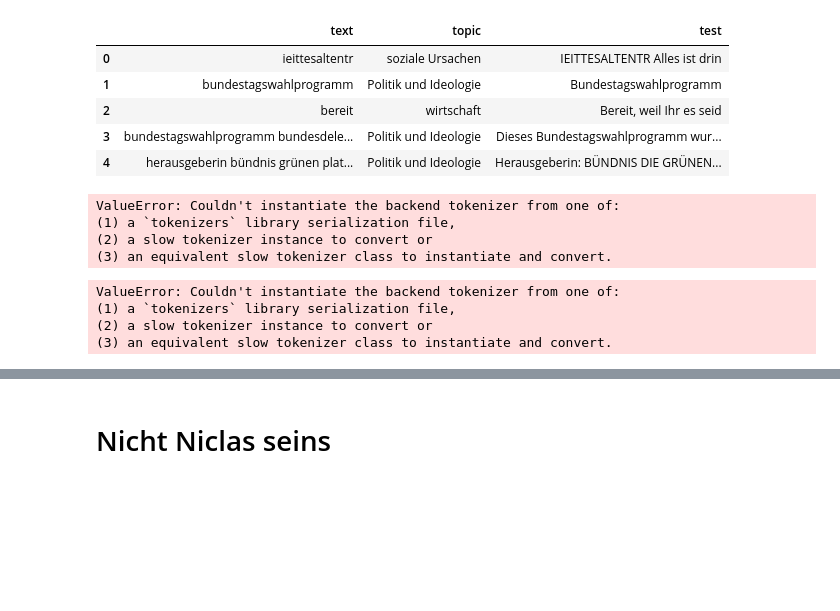
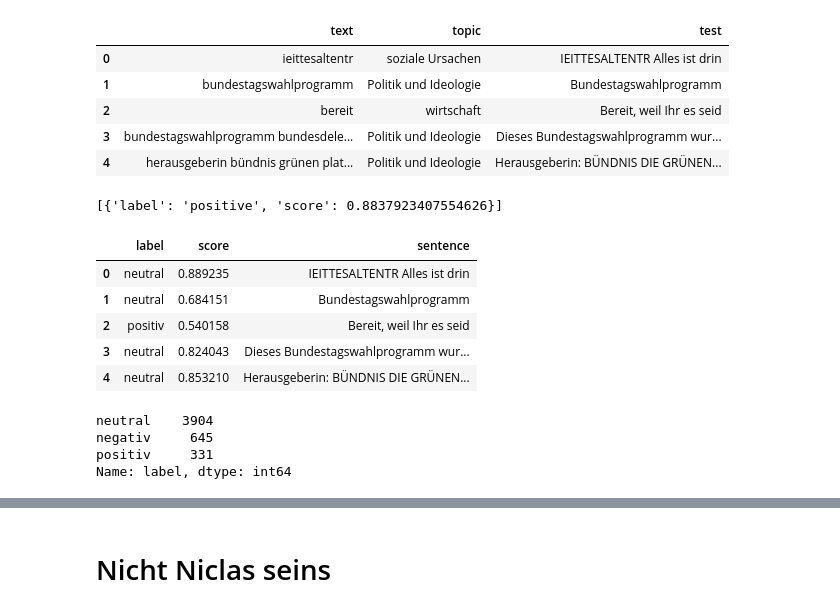
Before and after one commit to NICFRU/NLP, a Jupyter notebook: test.ipynb, the cells around one changed output, grey strips where cells are left out. Cells and saved outputs as stored; diff of their text form; code cells hidden in the pictures; blank space fills up the shorter version.

```diff
--- a/test.ipynb
+++ b/test.ipynb
@@ -644,0 +743,3 @@ df_top=get_topical_sentences(sent, topics,1)
+# %%
+program_txt = load_markdown_file(f"data/DIE_GRUENEN_Wahlprogramm_2021.txt")
+sentences = get_sentences(program_txt)
@@ -672,12 +779,9 @@ tokenizer=AutoTokenizer.from_pretrained(sentiment_model_path,use_fast=False)
 sentiment_task = pipeline(
     "sentiment-analysis", model=sentiment_model_path, tokenizer=tokenizer
 )
-sentiment_task("Huggingface es lo mejor! Awesome library 🤗😎")
+sentiment_task("ich finde es gut")
 # %% [output]
-ValueError: Couldn't instantiate the backend tokenizer from one of:
-(1) a `tokenizers` library serialization file,
-(2) a slow tokenizer instance to convert or
-(3) an equivalent slow tokenizer class to instantiate and convert.
+[{'label': 'positive', 'score': 0.8837923407554626}]
 # %%
 from transformers import pipeline, AutoModelForTokenClassification, AutoTokenizer
 def get_sentiment(sentences):
@@ -698,41 +802,26 @@ def get_sentiment(sentences):
         sentiments_dict["sentence"].append(sentences[idx])
     sentiment_df = pd.DataFrame(sentiments_dict)
     sentiment_df["label"] = sentiment_df.label.map(
-        dict(Positive="positiv", negative="negativ", Neutral="neutral")
+        dict(positive="positiv", negative="negativ", neutral="neutral")
     )
     return sentiment_df
-
-
-def get_hate_speech(
-    sentences, sentiment_df, label_col: str = "label"
-):
-    "Get the hate speech of a list of sentences."
-
-    hate_model_path = "Hate-speech-CNERG/bert-base-uncased-hatexplain"
-    hate_task = pipeline(
-        "text-classification", model=hate_model_path, tokenizer=hate_model_path
-    )
-    hate_outputs = [
-        hate_task(sentence) for sentence in tqdm(sentences, desc="Hate speech analysis")
-    ]
-    hate_dict = dict(label=[], score=[], sentence=[])
-    for idx, output in enumerate(hate_outputs):
-        hate_dict["label"].append(output[0]["label"])
-        hate_dict["score"].append(output[0]["score"])
-        hate_dict["sentence"].append(sentences[idx])
-    hate_df = pd.DataFrame(hate_dict)
-    hate_df["label"] = hate_df.label.map(dict(HATE="negativ", NON_HATE="neutral"))
-    hate_condition = (hate_df.label == "negativ") & (sentiment_df[label_col] == "negativ")
-    hate_df.loc[hate_condition, "label"] = "negativ"
-    hate_df.loc[~hate_condition, "label"] = "neutral"
-    return hate_df
 # %%
 sentiment_df = get_sentiment(sentences)
-sentiment_df
-# %% [output]
-ValueError: Couldn't instantiate the backend tokenizer from one of:
-(1) a `tokenizers` library serialization file,
-(2) a slow tokenizer instance to convert or
-(3) an equivalent slow tokenizer class to instantiate and convert.
+# %%
+sentiment_df.head()
+# %% [output]
+|  | label | score | sentence |
+| 0 | neutral | 0.889235 | IEITTESALTENTR Alles ist drin |
+| 1 | neutral | 0.684151 | Bundestagswahlprogramm |
+| 2 | positiv | 0.540158 | Bereit, weil Ihr es seid |
+| 3 | neutral | 0.824043 | Dieses Bundestagswahlprogramm wur... |
+| 4 | neutral | 0.853210 | Herausgeberin: BÜNDNIS DIE GRÜNEN... |
+# %%
+sentiment_df.label.value_counts()
+# %% [output]
+neutral    3904
+negativ     645
+positiv     331
+Name: label, dtype: int64
 # %%
 sentiment_df[sentiment_df.label == "negativ"].sentence.sample(10).values
```
Also changed, not shown: parts of 25 cells of this notebook, 2 other files.
